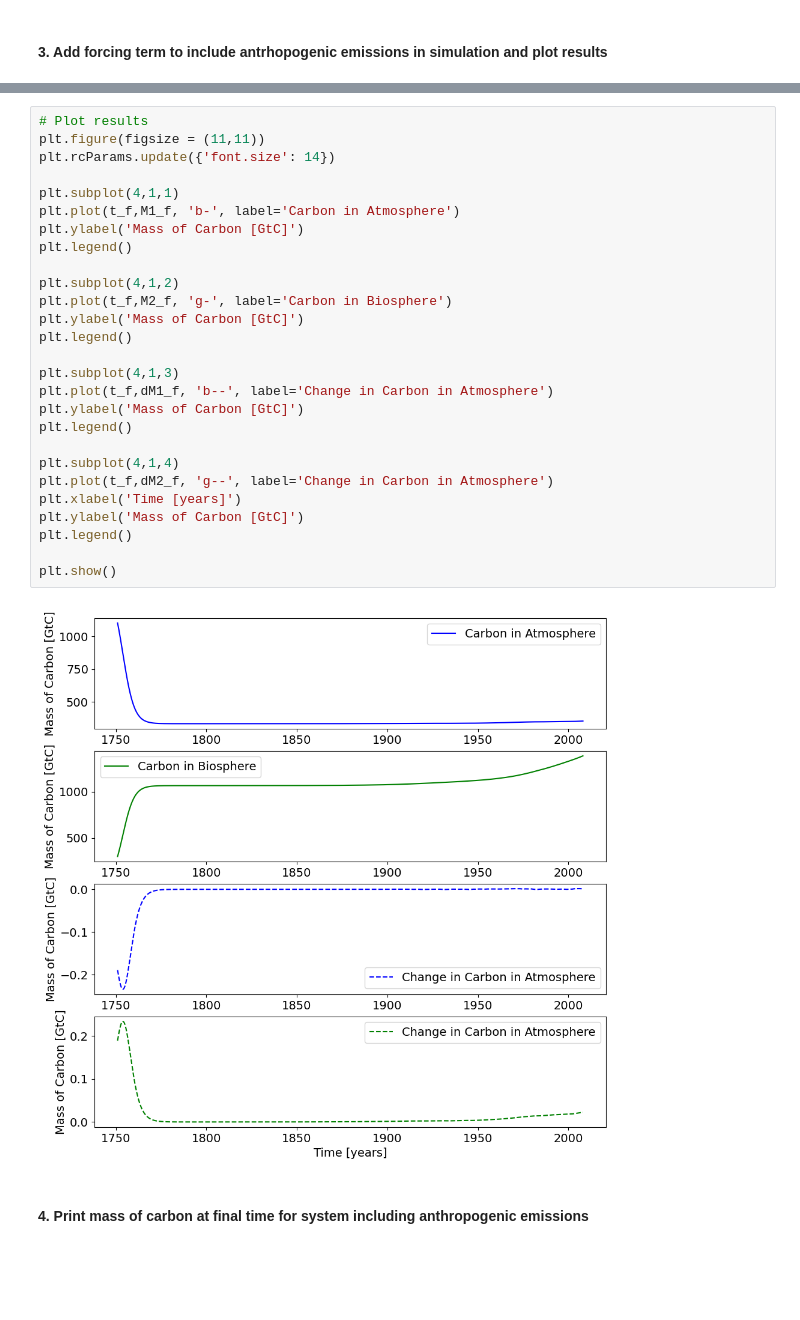
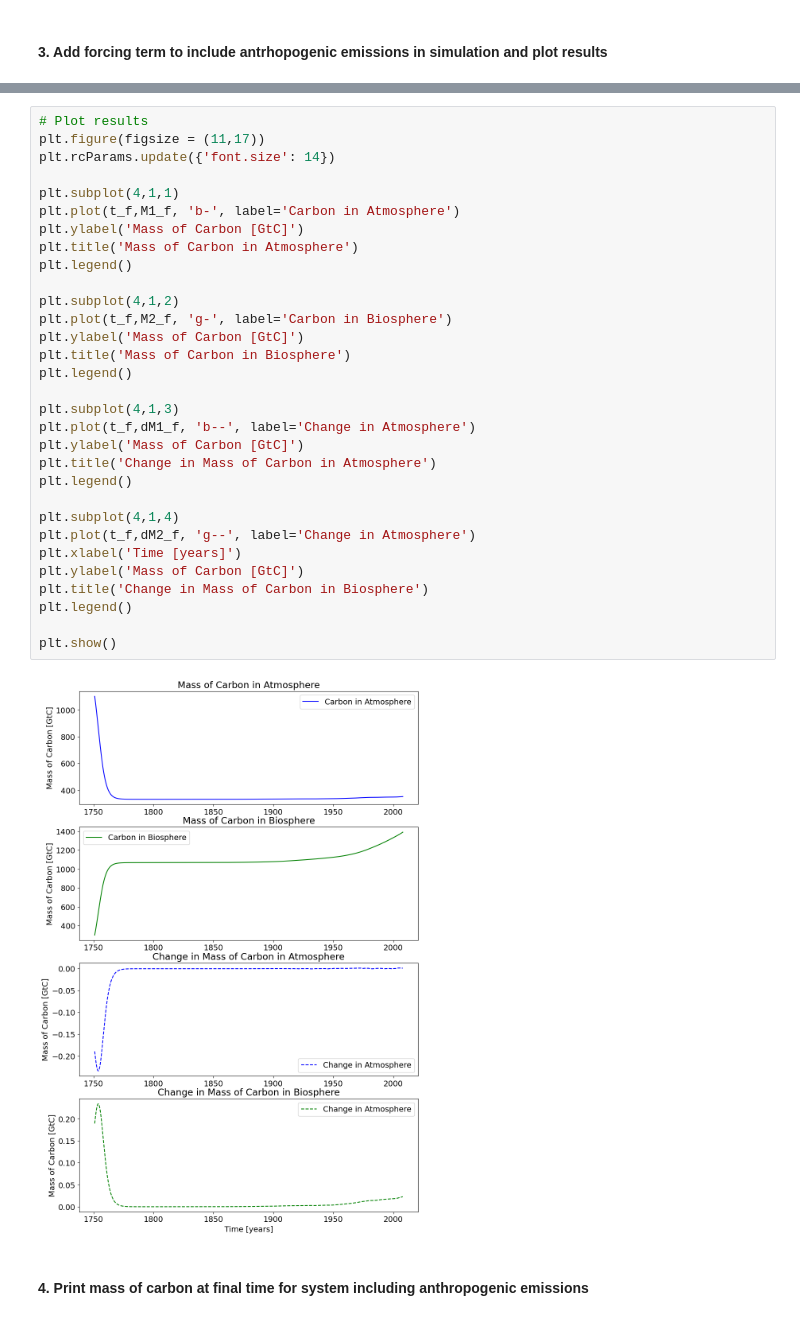
Before and after one commit to SJones167/GEOS_518, a Jupyter notebook: mod02-CarbonModel-Assignment_SJones.ipynb, the cells around one changed output, grey strips where cells are left out. Drawn from its saved outputs; the diff is of its cells as text; blank space fills up the shorter version.

Commit message:
Update mod02-CarbonModel-Assignment_SJones.ipynb
Commit 2 - includes solution for Problem C.
9/18/2021 @ 5:42 pm

```diff
--- a/mod02-CarbonModel-Assignment_SJones.ipynb
+++ b/mod02-CarbonModel-Assignment_SJones.ipynb
@@ -169,33 +170,37 @@ M1_f = M1_f[0:i]   # Re-assigns M1_f to only include indices from 0 to size of t
 M2_f = M2_f[0:i]   # Re-assigns M2_f to only include indices of the array from 0 to size of t_f
 # %%
 # Plot results
-plt.figure(figsize = (11,11))
+plt.figure(figsize = (11,17))
 plt.rcParams.update({'font.size': 14})
 
 plt.subplot(4,1,1)
 plt.plot(t_f,M1_f, 'b-', label='Carbon in Atmosphere')
 plt.ylabel('Mass of Carbon [GtC]')
+plt.title('Mass of Carbon in Atmosphere')
 plt.legend()
 
 plt.subplot(4,1,2)
 plt.plot(t_f,M2_f, 'g-', label='Carbon in Biosphere')
 plt.ylabel('Mass of Carbon [GtC]')
+plt.title('Mass of Carbon in Biosphere')
 plt.legend()
 
 plt.subplot(4,1,3)
-plt.plot(t_f,dM1_f, 'b--', label='Change in Carbon in Atmosphere')
+plt.plot(t_f,dM1_f, 'b--', label='Change in Atmosphere')
 plt.ylabel('Mass of Carbon [GtC]')
+plt.title('Change in Mass of Carbon in Atmosphere')
 plt.legend()
 
 plt.subplot(4,1,4)
-plt.plot(t_f,dM2_f, 'g--', label='Change in Carbon in Atmosphere')
+plt.plot(t_f,dM2_f, 'g--', label='Change in Atmosphere')
 plt.xlabel('Time [years]')
 plt.ylabel('Mass of Carbon [GtC]')
+plt.title('Change in Mass of Carbon in Biosphere')
 plt.legend()
 
 plt.show()
 # %% [output]
-[figure, old version]
+[figure, new version]
 # %% [markdown]
 #### 4. Print mass of carbon at final time for system including anthropogenic emissions
 # %%
```
Also changed, not shown: parts of 8 cells of this notebook.
